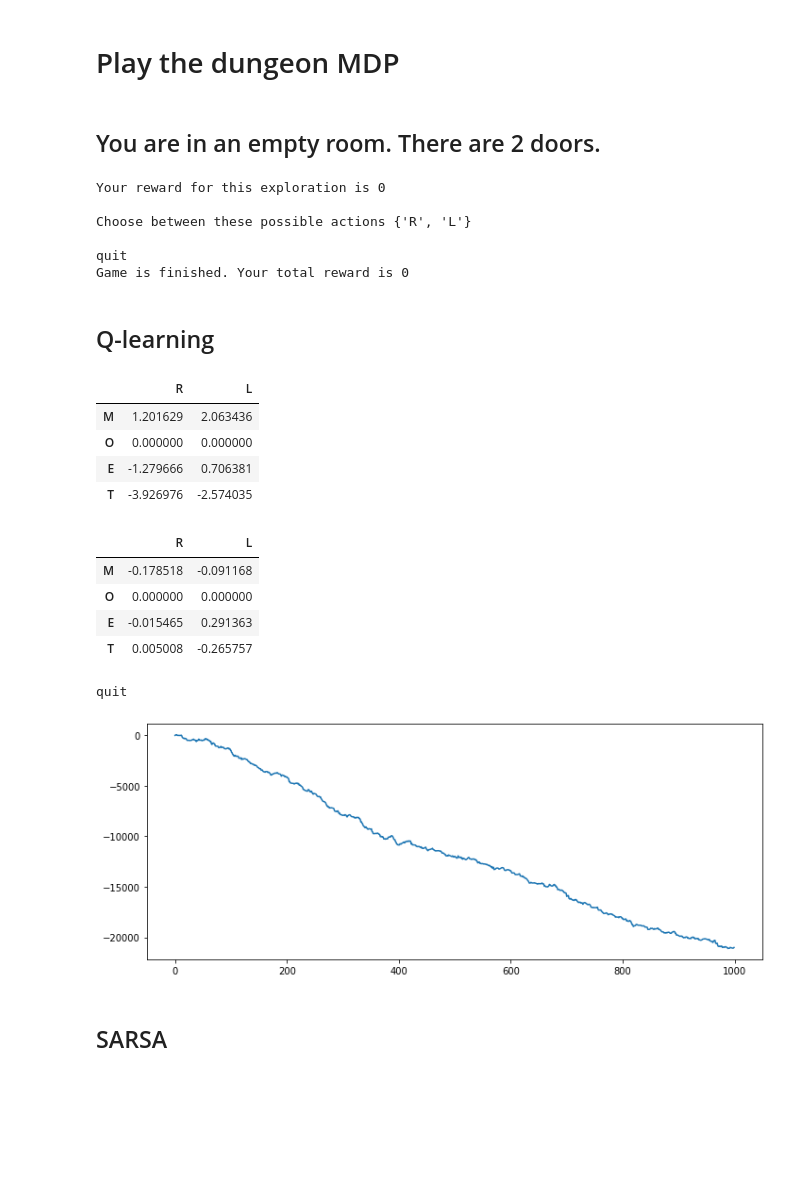
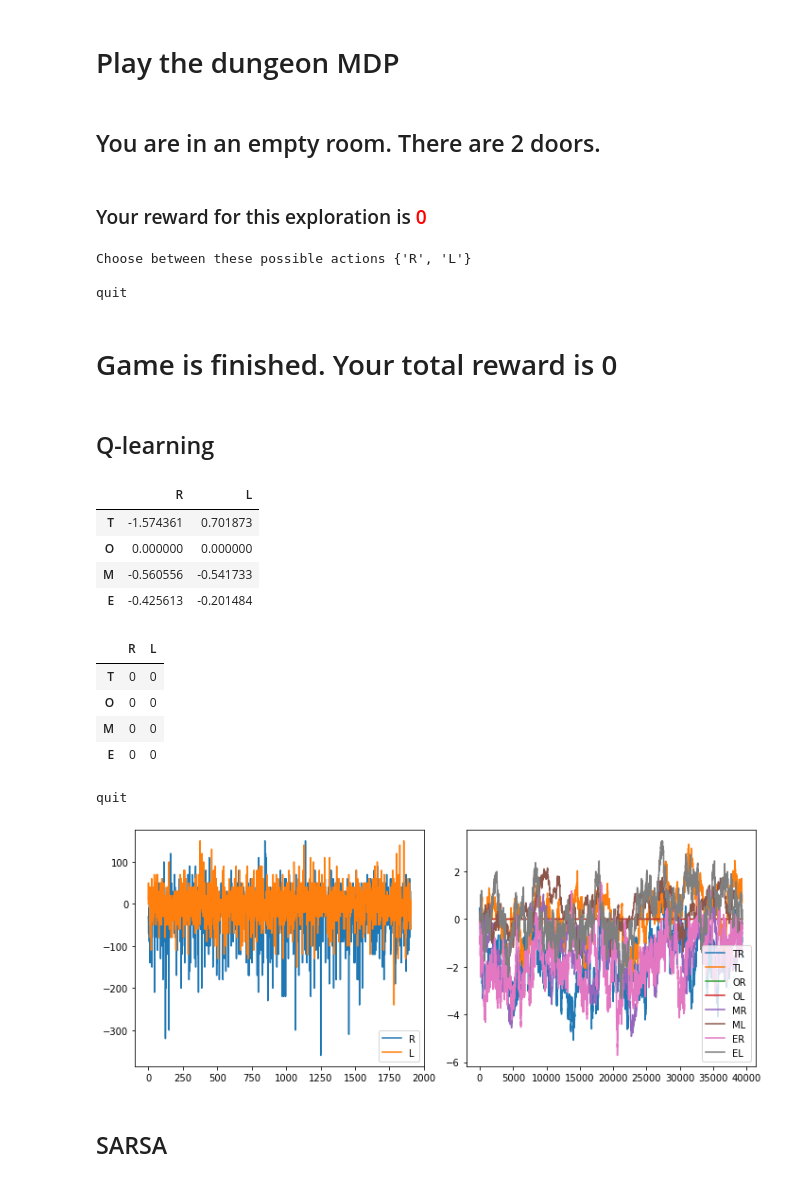
Before and after one commit to afflint/rlcoding, a Jupyter notebook: rla/dungeon-adventure.ipynb, the cells around one changed output. Drawn from its saved outputs; the diff is of its cells as text; code cells hidden in the pictures; blank space fills up the shorter version.

```diff
--- a/rla/dungeon-adventure.ipynb
+++ b/rla/dungeon-adventure.ipynb
@@ -23,7 +23,8 @@ exit = False
 
 while not exit:
     display(HTML(messages[current_room]))
-    print('Your reward for this exploration is {}\n'.format(R))
+    display(HTML('<h3>Your reward for this exploration is <span style="color: #FF0000;">{}</span></h3>'.format(R)))
+
     choice = input('Choose between these possible actions {}\n\n'.format(options))
     if choice.upper() in options and current_room != 'O':
         action = choice.upper()
@@ -35,17 +36,16 @@ while not exit:
         current_room = next_room
         R += reward
     else:
-        print("Game is finished. Your total reward is {}".format(R))
+        display(HTML('<h1>Game is finished. Your total reward is {}</h1>'.format(R)))
         exit = True
     clear_output(wait=True)
 # %% [output]
 You are in an empty room. There are 2 doors.
+Your reward for this exploration is 0
-Your reward for this exploration is 0
-
 Choose between these possible actions {'R', 'L'}
 
 quit
-Game is finished. Your total reward is 0
+Game is finished. Your total reward is 0
 # %% [markdown]
 ## Q-learning
 # %%
@@ -54,31 +54,27 @@ from utils import show_q_learning
 import pandas as pd
 # %%
-Q, history, rewards = Qlearning(mdp)
+Q, history, rewards = Qlearning(mdp, num_episodes=2000)
 # %%
 pd.DataFrame(Q).T
 # %% [output]
 |  | R | L |
-| M | 1.201629 | 2.063436 |
+| T | -1.574361 | 0.701873 |
 | O | 0.000000 | 0.000000 |
-| E | -1.279666 | 0.706381 |
-| T | -3.926976 | -2.574035 |
+| M | -0.560556 | -0.541733 |
+| E | -0.425613 | -0.201484 |
 # %%
 show_q_learning(history)
 # %% [output]
 |  | R | L |
-| M | -0.178518 | -0.091168 |
-| O | 0.000000 | 0.000000 |
-| E | -0.015465 | 0.291363 |
-| T | 0.005008 | -0.265757 |
+| T | 0 | 0 |
+| O | 0 | 0 |
+| M | 0 | 0 |
+| E | 0 | 0 |
 quit
 # %%
-import matplotlib.pyplot as plt
-fig, ax = plt.subplots(figsize=(10, 4))
-ax.plot(np.cumsum(rewards))
-plt.tight_layout()
-plt.show()
+plot_algorithms(history, rewards)
 # %% [output]
-[figure, old version]
+[figure, new version]
 # %% [markdown]
 ## SARSA
 # %%
```
Also changed, not shown: parts of 11 cells of this notebook, 7 other files.
